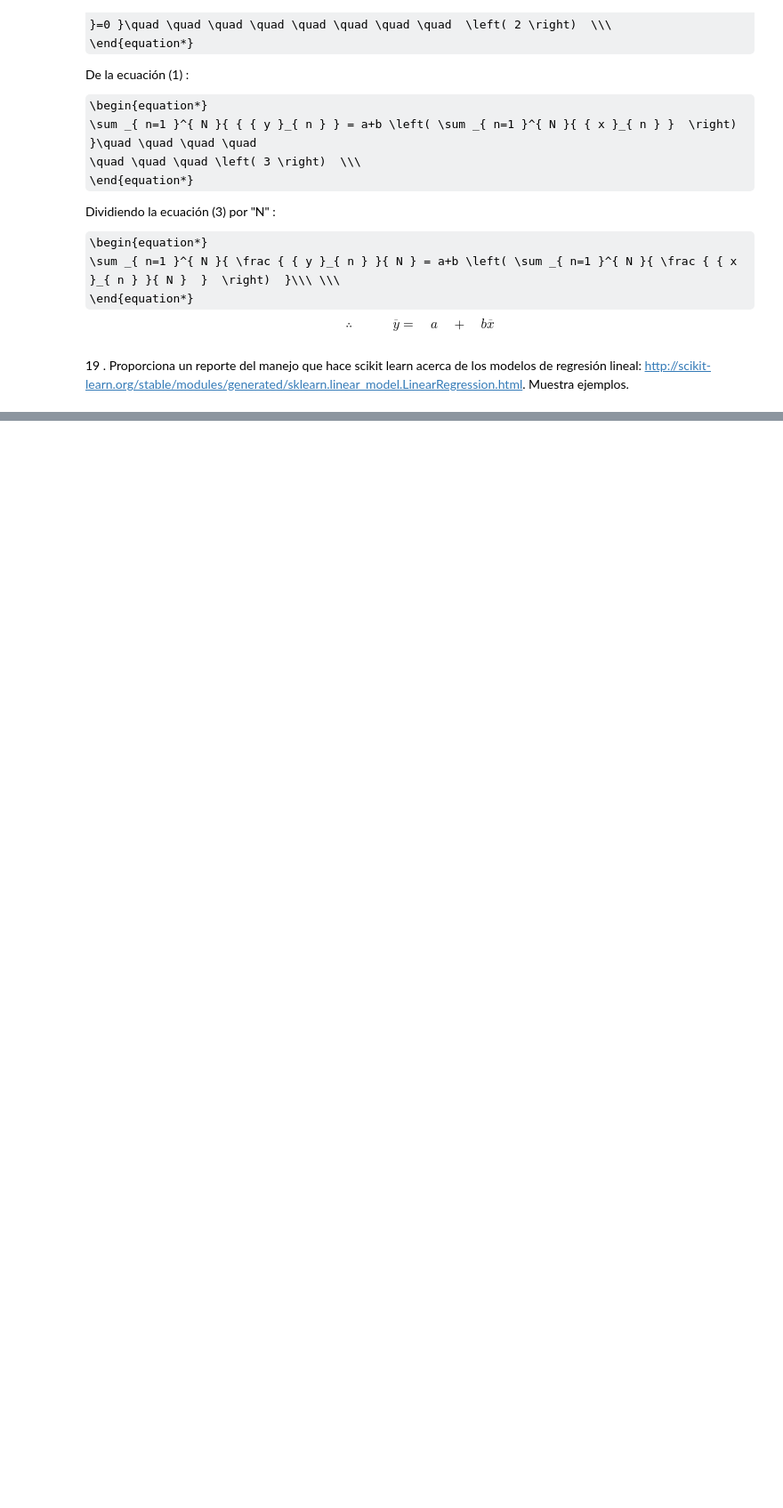
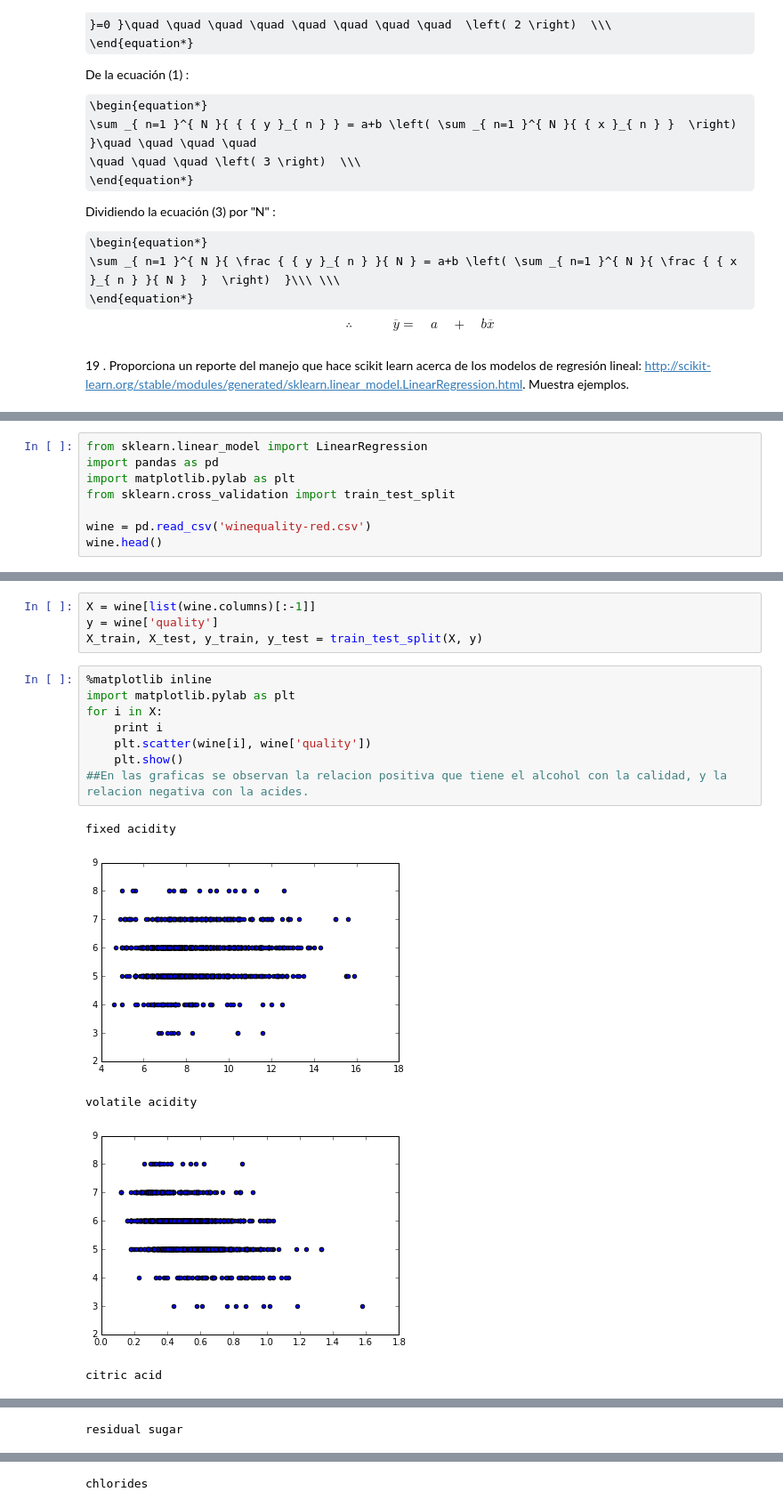
Before and after one commit to ohuarcaya/asignacion1ml-team-bomb, a Jupyter notebook: Archivos1ML/AsignacionML1.ipynb, the cells around one changed output, grey strips where cells are left out. Shown at 89% size. Cells and saved outputs as stored; diff of their text form; some formulas as TeX source; blank space fills up the shorter version.

```diff
--- a/Archivos1ML/AsignacionML1.ipynb
+++ b/Archivos1ML/AsignacionML1.ipynb
@@ -638,0 +653,8 @@ Dividiendo la ecuación (3) por "N" :
+# %%
+from sklearn.linear_model import LinearRegression
+import pandas as pd
+import matplotlib.pylab as plt
+from sklearn.cross_validation import train_test_split
+
+wine = pd.read_csv('winequality-red.csv')
+wine.head()
@@ -638,0 +680,18 @@ Dividiendo la ecuación (3) por "N" :
+# %%
+X = wine[list(wine.columns)[:-1]]
+y = wine['quality']
+X_train, X_test, y_train, y_test = train_test_split(X, y)
+# %%
+%matplotlib inline
+import matplotlib.pylab as plt
+for i in X:
+    print i
+    plt.scatter(wine[i], wine['quality'])
+    plt.show()
+##En las graficas se observan la relacion positiva que tiene el alcohol con la calidad, y la relacion negativa con la acides.
+# %% [output]
+fixed acidity
+[figure, added]
+volatile acidity
+[figure, added]
+citric acid
@@ -638,0 +699 @@ Dividiendo la ecuación (3) por "N" :
+residual sugar
@@ -638,0 +701 @@ Dividiendo la ecuación (3) por "N" :
+chlorides
```
Also changed, not shown: parts of 6 cells of this notebook, 2 other files.
